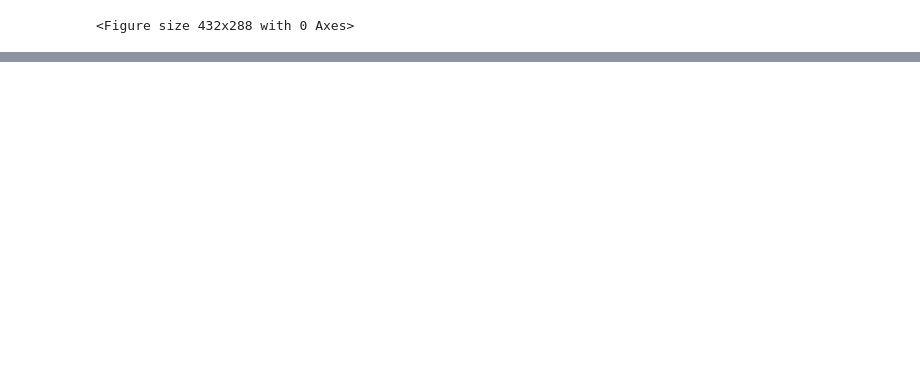
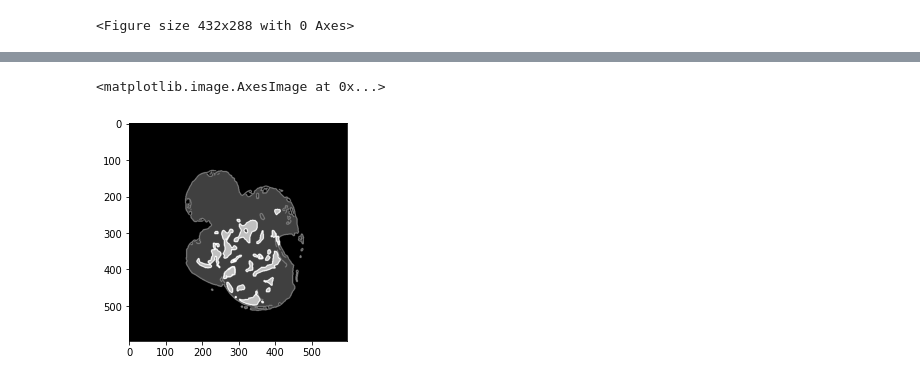
Before and after one commit to siminpan/MOSJ-3DCT, a Jupyter notebook: python/02_addedge3output.ipynb, the cells around one changed output, grey strips where cells are left out. Saved outputs shown, nothing was run; the diff lists cells and outputs as text; code cells hidden in the pictures; blank space fills up the shorter version.

```diff
--- a/python/02_addedge3output.ipynb
+++ b/python/02_addedge3output.ipynb
@@ -99,3 +251,10 @@ for i in list2:
+# %%
+image5 = image4+image42
+image5 = np.where(image5 >= 5, 4, image5)
+plt.imshow(image5)
+# %% [output]
+<matplotlib.image.AxesImage at 0x...>
+[figure, added]
 # %%
 image = a_mask[:, :, 380].copy()
 plt.imshow(image)
```
Also changed, not shown: parts of 15 cells of this notebook, 3 other files.
